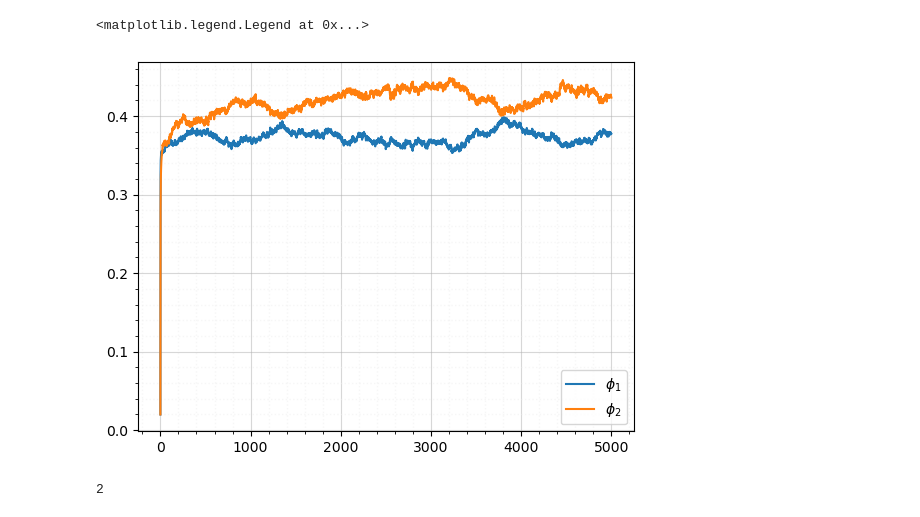
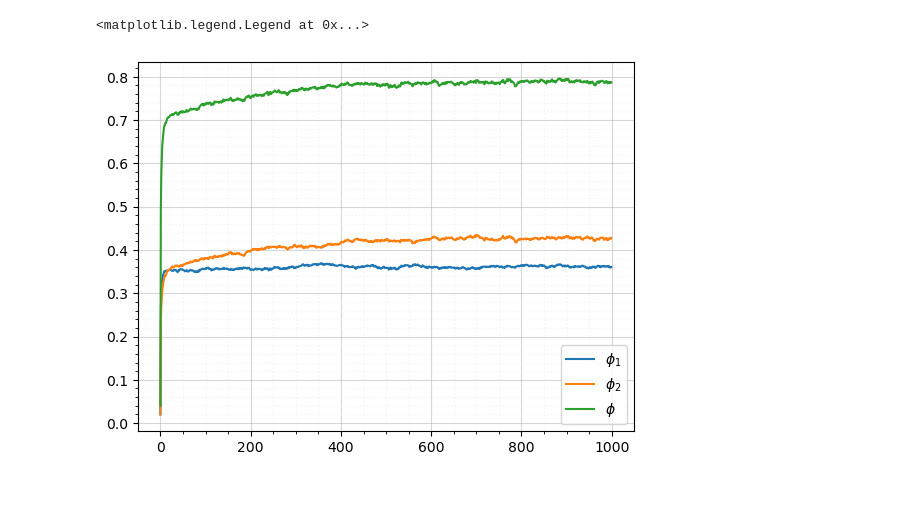
Before and after one commit to daviderevignas/polyomini, a Jupyter notebook: 006_test_gcmc_poly_ord_5_systematic_different_initial_condition.ipynb, the cells around one changed output. Drawn from its saved outputs; the diff is of its cells as text; code cells hidden in the pictures.

```diff
--- a/006_test_gcmc_poly_ord_5_systematic_different_initial_condition.ipynb
+++ b/006_test_gcmc_poly_ord_5_systematic_different_initial_condition.ipynb
@@ -87,9 +88,9 @@ for i_omino_type in range(1, n_omino_types + 1):  # 1 to n_omino_types (inclusiv
         rot_omino_shapes[i_cell, 0, omino_type_idx, 3] = orig_y
         rot_omino_shapes[i_cell, 1, omino_type_idx, 3] = -orig_x
 # %%
-n_savings=5000
+n_savings=1000
 
-n_mc_steps=80000*n_savings
+n_mc_steps=8000*n_savings
 
 save_every=n_mc_steps//n_savings
 prng_seed=np.random.randint(1,100000)
@@ -118,16 +119,3 @@ system_snapshots,history_positions,history_orientations,history_n_ominos,\
         box_size=box_size,
         prng_seed=prng_seed
     )
-fig,ax=plt.subplots()
-ax.grid(alpha=0.5, which='both')
-ax.grid(which='minor', color='#EEEEEE', linestyle=':', linewidth=1)
-ax.minorticks_on()
-ax.set_axisbelow(True)
-
-for i_omino_type in range(n_omino_types):
-    ax.plot(ominos_sizes[i_omino_type]*history_n_ominos_per_shape[i_omino_type,:]/box_size**2,
-            label=f"$\phi_{i_omino_type+1:}$")
-ax.legend()
-# %% [output]
-<matplotlib.legend.Legend at 0x...>
-[figure, removed]
@@ -136,7 +122,21 @@ import polyomino_simulation
-# %%
-(history_n_ominos_per_shape[0,:]==history_n_ominos_per_shape[1,:]).sum()
-# %% [output]
-2
+# %%
+
+fig,ax=plt.subplots()
+ax.grid(alpha=0.5, which='both')
+ax.grid(which='minor', color='#EEEEEE', linestyle=':', linewidth=1)
+ax.minorticks_on()
+ax.set_axisbelow(True)
+
+for i_omino_type in range(n_omino_types):
+    ax.plot(ominos_sizes[i_omino_type]*history_n_ominos_per_shape[i_omino_type,:]/box_size**2,
+            label=f"$\phi_{i_omino_type+1:}$")
+
+ax.plot(5*history_n_ominos/box_size**2,
+            label=f"$\phi$")
+ax.legend()
+# %% [output]
+<matplotlib.legend.Legend at 0x...>
+[figure, added]
 # %%
 colors = ['white', 'red', 'blue']
 cmap = mcolors.ListedColormap(colors)
```
Also changed, not shown: parts of 9 cells of this notebook, 5 other files.
